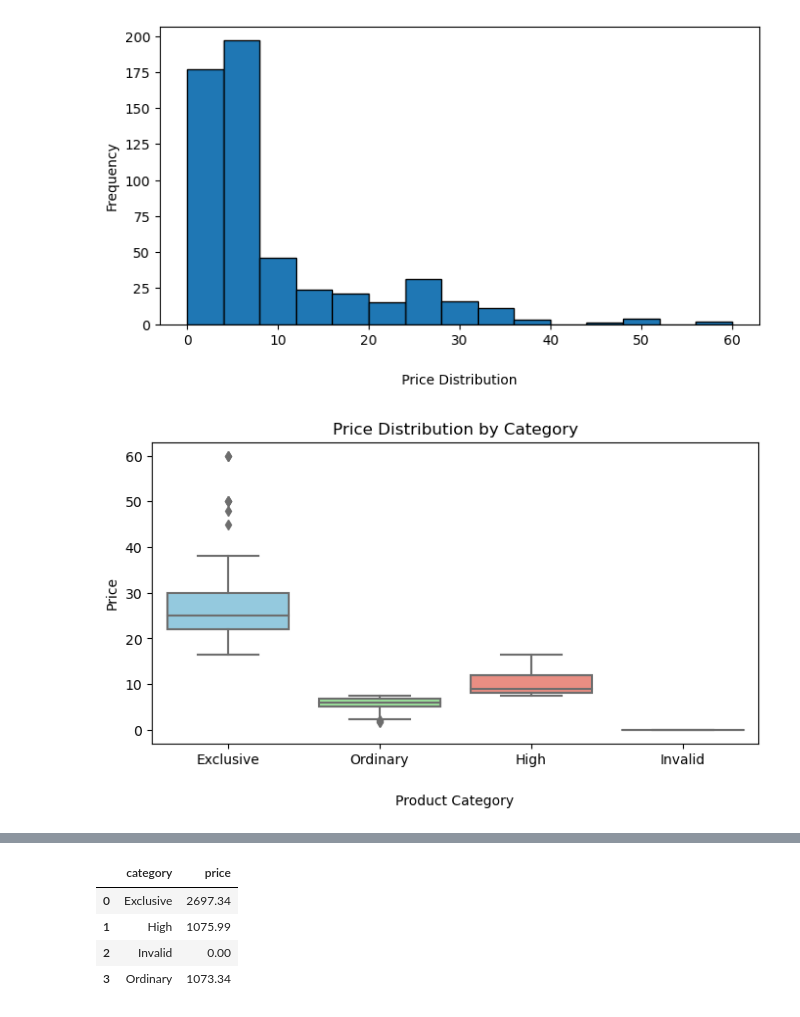
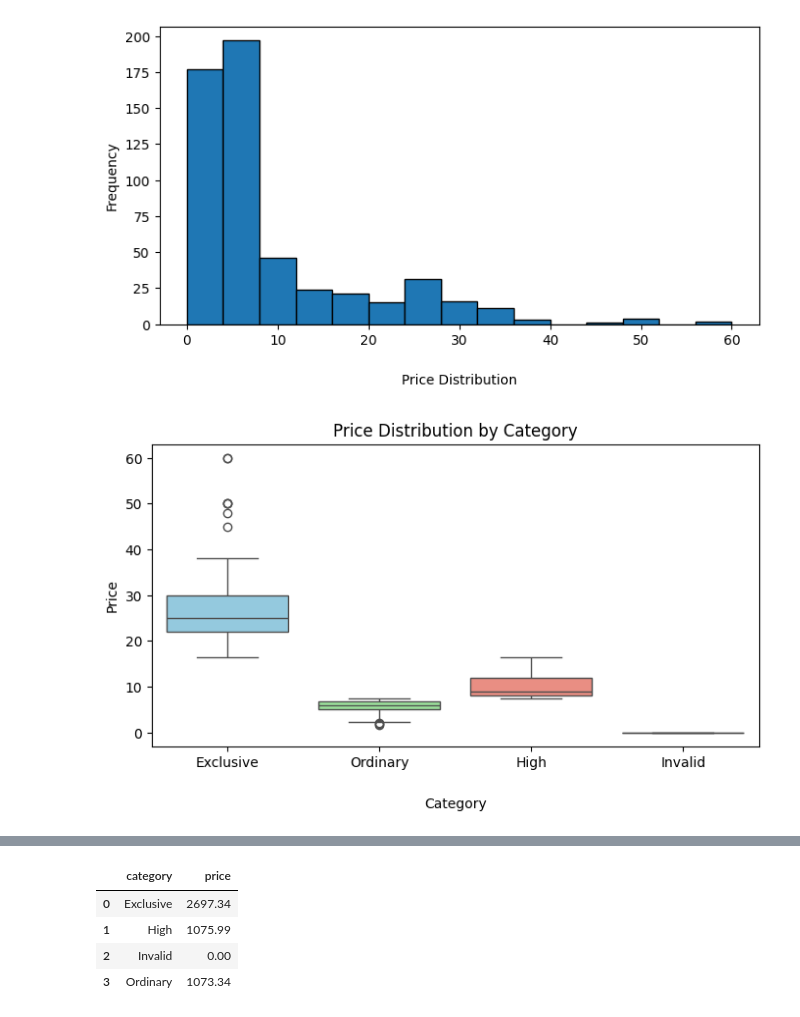
Before and after one commit to MtetoDesigns/Delli_data_cleaning, a Jupyter notebook: Delli_Datacleaning.ipynb, the cells around one changed output, grey strips where cells are left out. Cells and saved outputs as stored; diff of their text form; code cells hidden in the pictures.

```diff
--- a/Delli_Datacleaning.ipynb
+++ b/Delli_Datacleaning.ipynb
@@ -284,15 +278,23 @@ plt.show()
 # %%
 # Determine price distribution by category
 
 plt.figure(figsize=(8,4))
 
-sns.boxplot(x='category', y='price', data=df, palette=['skyblue','lightgreen','salmon'])
+sns.boxplot(
+    data=df,
+    x='category',
+    y='price',
+    hue='category',
+    palette=['skyblue','lightgreen','salmon','orange'],
+    dodge=False,
+    legend=False
+)
 plt.title('Price Distribution by Category')
-plt.xlabel('Product Category', labelpad=20)
+plt.xlabel('Category', labelpad=20)
 plt.ylabel('Price')
 plt.show()
 # %% [output]
-[figure, old version]
+[figure, new version]
 # %%
 # Category analysis by class
 
```
Also changed, not shown: parts of 24 cells of this notebook.
